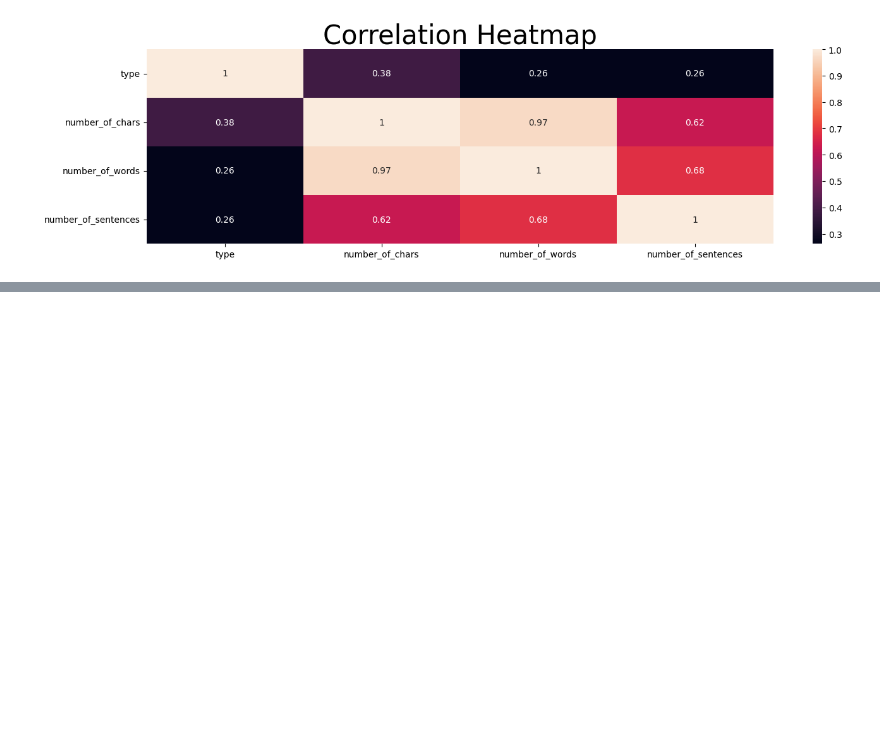
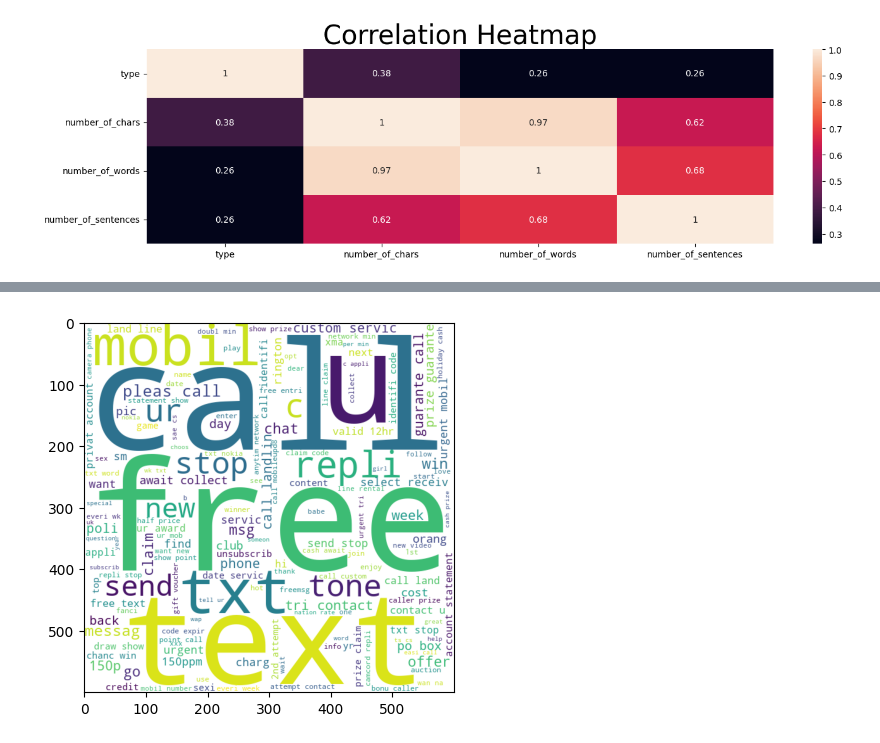
Before and after one commit to HarshitLaloriya/SMS-Classification-Model, a Jupyter notebook: ml.ipynb, the cells around one changed output, grey strips where cells are left out. Cells and saved outputs as stored; diff of their text form; code cells hidden in the pictures; blank space fills up the shorter version.

```diff
--- a/ml.ipynb
+++ b/ml.ipynb
@@ -270,0 +293,7 @@ plt.show()
+# %%
+spam_cloud = wc.generate(df_sms[df_sms['type'] == 1]['transformed_text'].str.cat(sep = " "))
+# %%
+plt.imshow(spam_cloud)
+plt.show()
+# %% [output]
+[figure, added]
```
Also changed, not shown: parts of 19 cells of this notebook.
